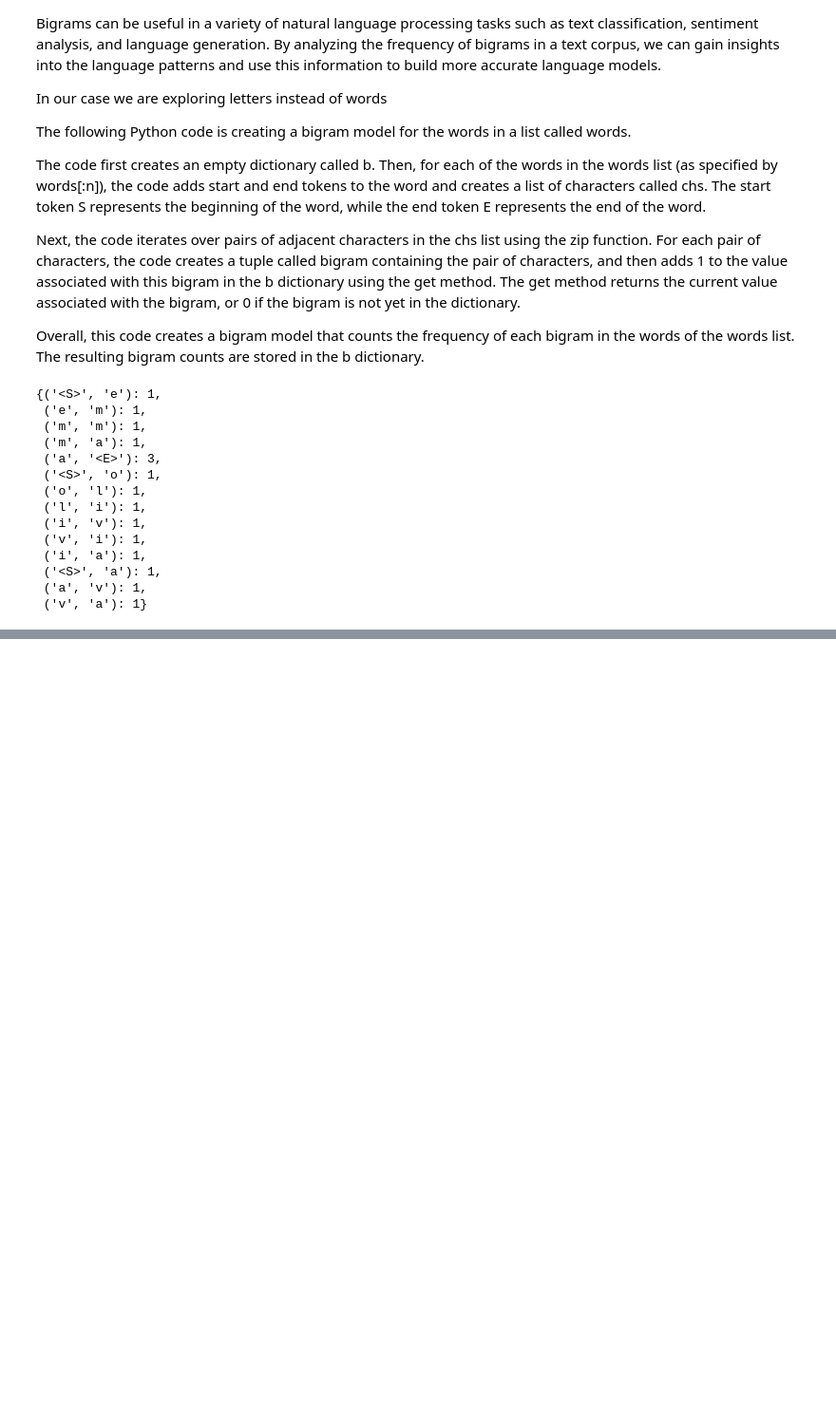
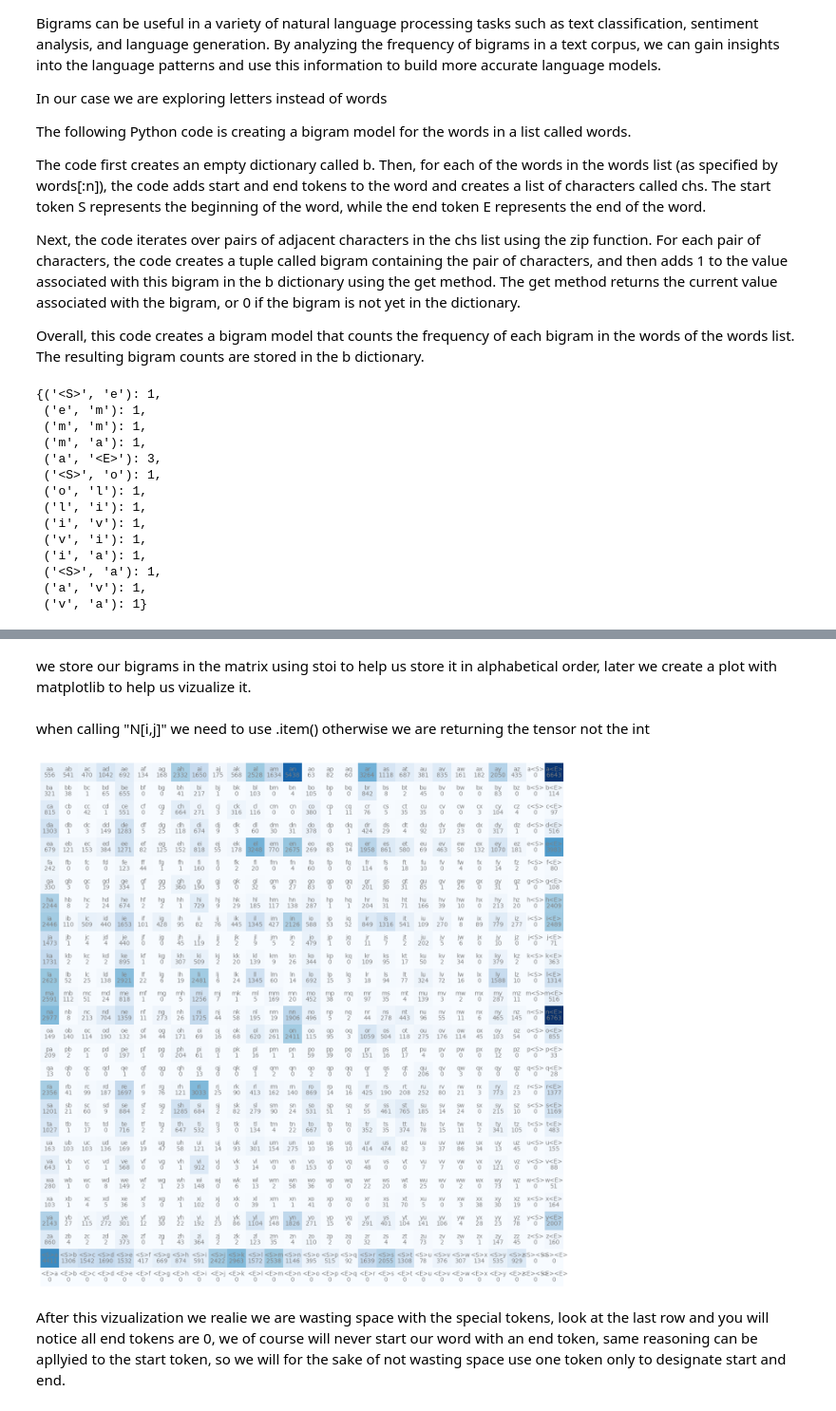
Before and after one commit to mgrau42/MakeMore_Manu, a Jupyter notebook: Makemore_manu.ipynb, the cells around one changed output, grey strips where cells are left out. Shown at 95% size. Cells and saved outputs as stored; diff of their text form; code cells hidden in the pictures; blank space fills up the shorter version.

Commit message:
plotting for vizualization of bigram matrix

```diff
--- a/Makemore_manu.ipynb
+++ b/Makemore_manu.ipynb
@@ -80,0 +85,2 @@ b
+# %%
+N = torch.zeros((28,28), dtype=torch.int32)
@@ -80,0 +92,16 @@ b
+# %%
+chars = sorted(list(set(''.join(words))))
+stoi = {s:i for i,s in enumerate(chars)}
+stoi['<S>'] = 26
+stoi['<E>'] = 27
+# %% [markdown]
+we store our bigrams in the matrix using stoi to help us store it in alphabetical order, later we create a plot with matplotlib to help us vizualize it.
+# %%
+for w in words:
+    chs = ['<S>'] + list(w) + ['<E>']
+    for ch1, ch2 in zip(chs, chs[1:]):
+        ix1 = stoi[ch1]
+        ix2 = stoi[ch2]
+        N[ix1, ix2] += 1
+# %%
+itos = {i:s for s,i in stoi.items()}
@@ -80,0 +110,17 @@ b
+# %% [markdown]
+when calling "N[i,j]" we need to use .item() otherwise we are returning the tensor not the int
+# %%
+%matplotlib inline
+
+plt.figure(figsize=(16,16))
+plt.imshow(N,cmap='Blues')
+for i in range(28):
+    for j in range(28):
+        chstr = itos[i] + itos[j]
+        plt.text(j, i, chstr, ha="center", va="bottom", color='gray')
+        plt.text(j, i, N[i,j].item(), ha="center", va="top", color='gray')
+plt.axis('off');
+# %% [output]
+[figure, added]
+# %% [markdown]
+After this vizualization we realie we are wasting space with the special tokens, look at the last row and you will notice all end tokens are 0, we of course will never start our word with an end token, same reasoning can be apllyied to the start token, so we will for the sake of not wasting space use one token only to designate start and end.
```
Also changed, not shown: parts of 8 cells of this notebook.
